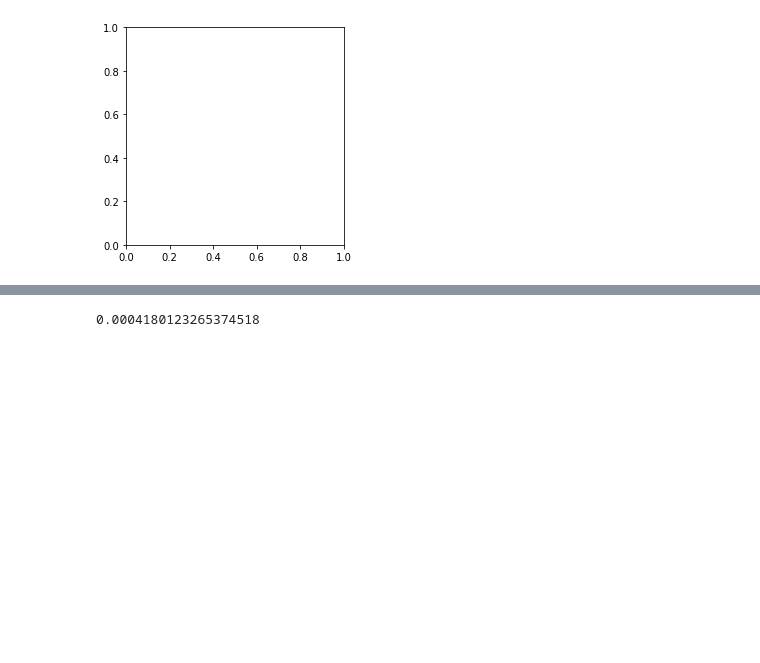
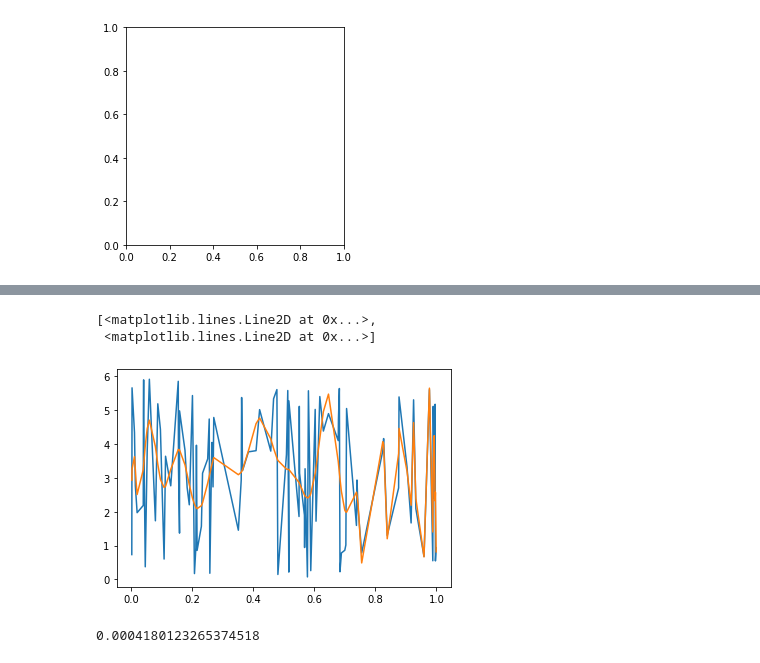
Before and after one commit to garfield-gray/Pro, a Jupyter notebook: noisydatafitting.ipynb, the cells around one changed output, grey strips where cells are left out. Saved outputs shown, nothing was run; the diff lists cells and outputs as text; code cells hidden in the pictures; blank space fills up the shorter version.

```diff
--- a/noisydatafitting.ipynb
+++ b/noisydatafitting.ipynb
@@ -88,11 +88,17 @@ hist(W,20)
 mean(Ytrain-Y)
 std(Ytrain-Y)
 # %%
+
+#the noise reduction in plot
+
 import numpy as np
+import matplotlib.pyplot as plt
 
 W = 0.01*np.random.randn(100,1)
-X = np.sort(W, axis = 0)
+X = np.sort(np.random.rand(100,1), axis = 0)
 Y = 6*np.random.rand(100,1)
 Atrain = np.vander(X.ravel(), increasing=True)
-#alphaOpt = Atrain\(W+Y)
-#Ytrain
+alphaOpt = np.linalg.lstsq(Atrain,W+Y)[0]
+Ytrain = Atrain@alphaOpt
+plt.plot(X, Y, X, Ytrain)
+# %% [output]
@@ -99,3 +107,6 @@ Atrain = np.vander(X.ravel(), increasing=True)
+[<matplotlib.lines.Line2D at 0x...>,
+ <matplotlib.lines.Line2D at 0x...>]
+[figure, added]
 # %%
 Atrain[0, 2]
 # %% [output]
```
Also changed, not shown: parts of 18 cells of this notebook.
